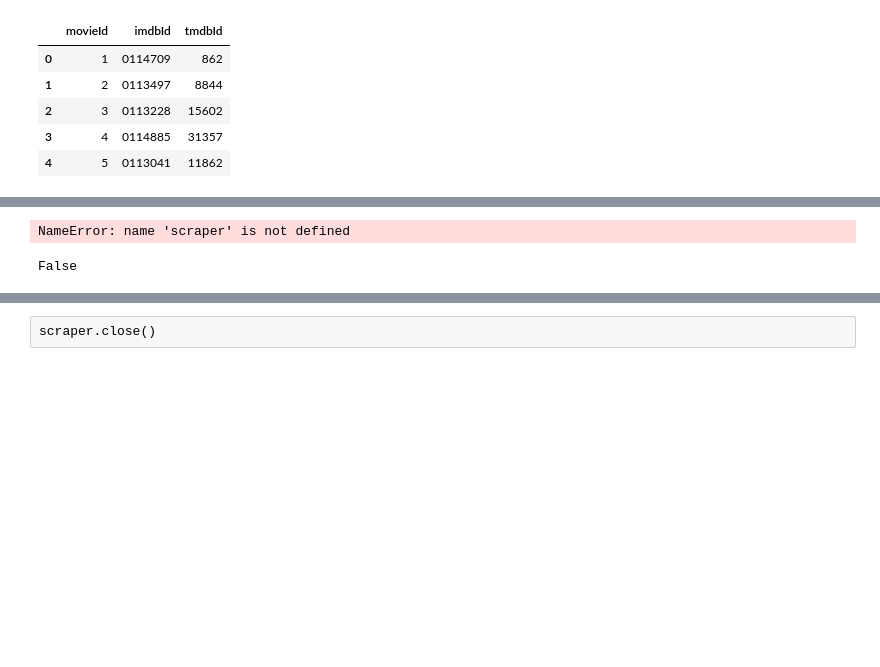
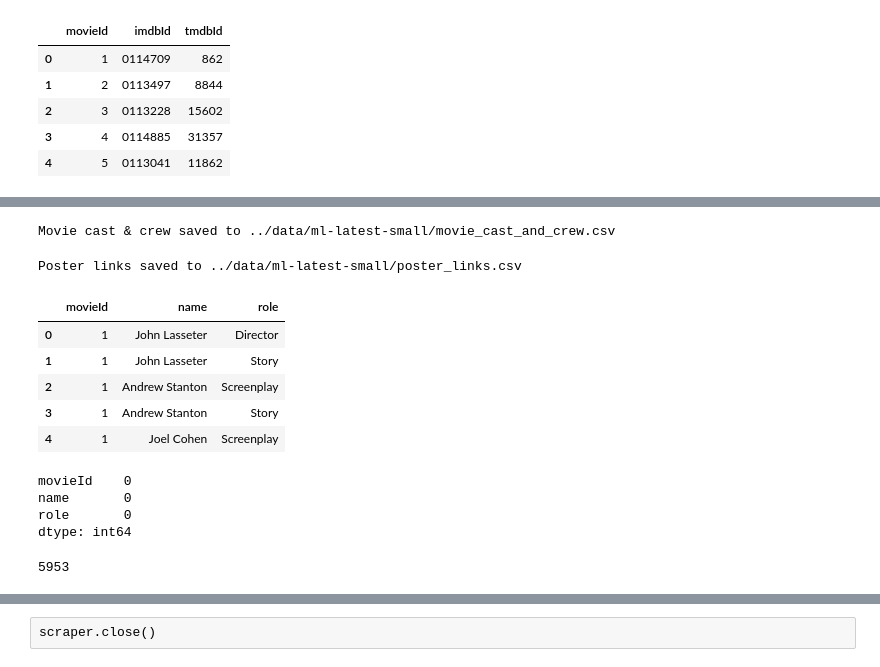
Before and after one commit to Donal-Flanagan/flix_recommender, a Jupyter notebook: notebooks/ETL/web_scraping_3_selenium.ipynb, the cells around one changed output, grey strips where cells are left out. Saved outputs shown, nothing was run; the diff lists cells and outputs as text; code cells hidden in the pictures; blank space fills up the shorter version.

```diff
--- a/notebooks/ETL/Data_imports.ipynb
+++ b/notebooks/ETL/web_scraping_3_selenium.ipynb
@@ -710,8 +423,4 @@ scraper.aggregate_movie_metadata(links_df)
 # %%
-scraper._prior_movie_people_data_df
+scraper.save_movie_cast_and_crew_data()
 # %% [output]
-NameError: name 'scraper' is not defined
+Movie cast & crew saved to ../data/ml-latest-small/movie_cast_and_crew.csv
-# %%
-"scraper" in globals()
-# %% [output]
-False
@@ -723,0 +427,25 @@ scraper.get_poster_links_df().to_csv(scraper.movie_dir_path+scraper.poster_links
+# %%
+scraper.save_poster_links_data()
+# %% [output]
+Poster links saved to ../data/ml-latest-small/poster_links.csv
+# %%
+df = scraper.get_movie_cast_and_crew_df()
+df.head()
+# %% [output]
+|  | movieId | name | role |
+| 0 | 1 | John Lasseter | Director |
+| 1 | 1 | John Lasseter | Story |
+| 2 | 1 | Andrew Stanton | Screenplay |
+| 3 | 1 | Andrew Stanton | Story |
+| 4 | 1 | Joel Cohen | Screenplay |
+# %%
+df.isna().sum()
+# %% [output]
+movieId    0
+name       0
+role       0
+dtype: int64
+# %%
+df.movieId.nunique()
+# %% [output]
+5953
```
Also changed, not shown: parts of 48 cells of this notebook, 12 other files.
